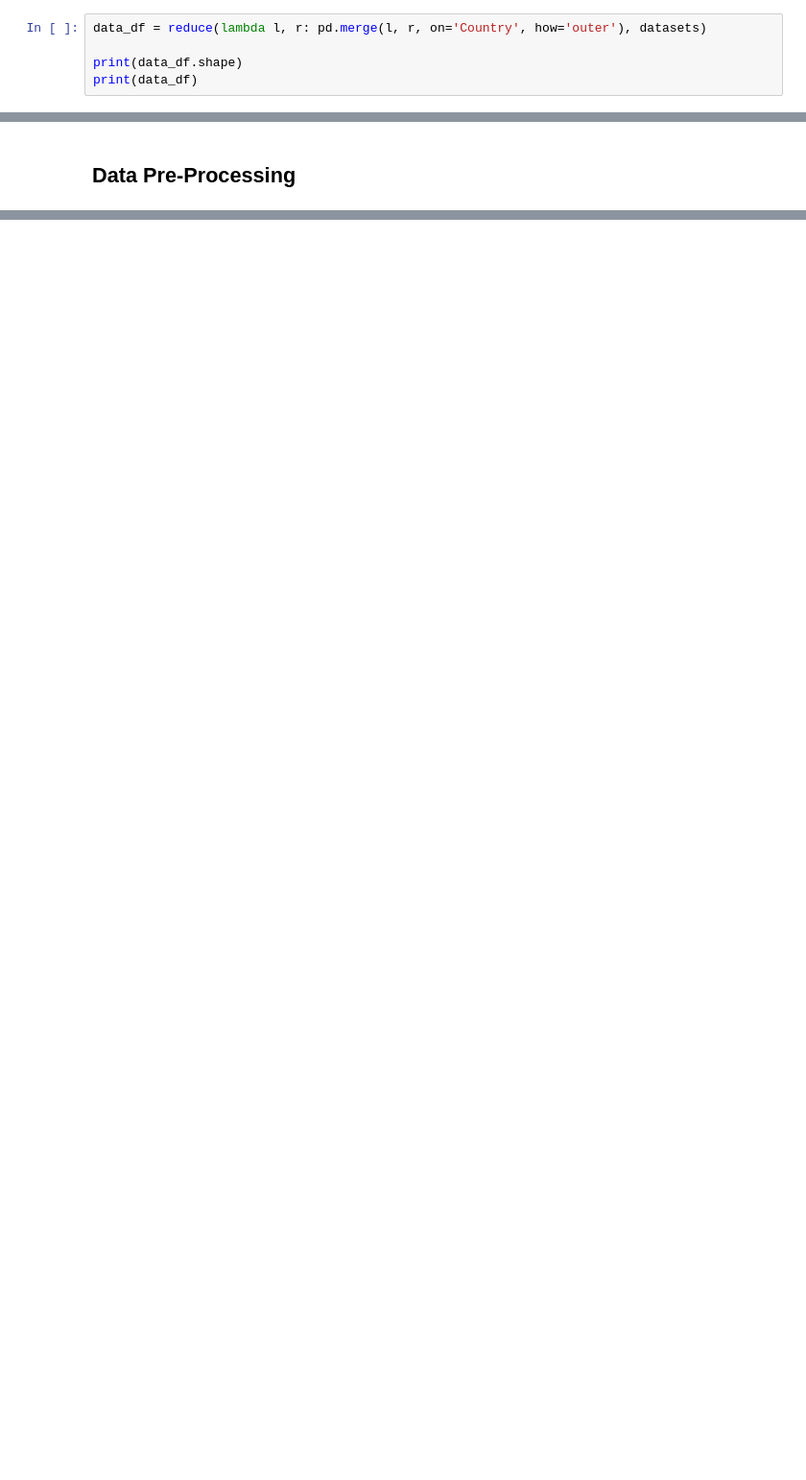
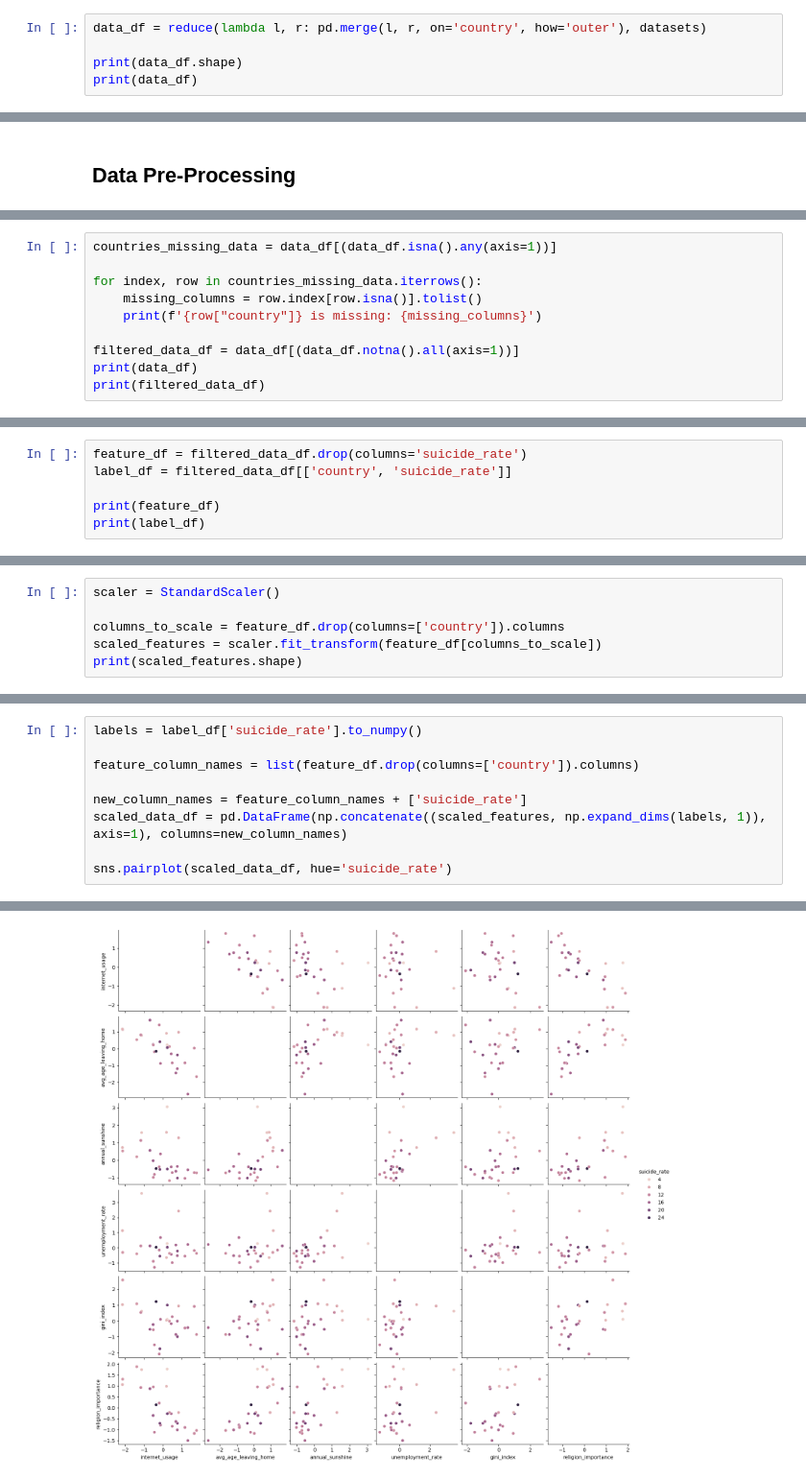
Before and after one commit to olofjardfelt/Project-Data-Mining-I, a Jupyter notebook: data_processing.ipynb, the cells around one changed output, grey strips where cells are left out. Shown at 96% size. Saved outputs shown, nothing was run; the diff lists cells and outputs as text; blank space fills up the shorter version.

Commit message:
Add further steps in data processing notebook

```diff
--- a/data_processing.ipynb
+++ b/data_processing.ipynb
@@ -147,7 +202,7 @@ print(suicide_rate_df)
 # %% [markdown]
 ### Combine datasets
 # %%
-data_df = reduce(lambda l, r: pd.merge(l, r, on='Country', how='outer'), datasets)
+data_df = reduce(lambda l, r: pd.merge(l, r, on='country', how='outer'), datasets)
 
 print(data_df.shape)
 print(data_df)
@@ -173,0 +231,10 @@ print(data_df)
+# %%
+countries_missing_data = data_df[(data_df.isna().any(axis=1))]
+
+for index, row in countries_missing_data.iterrows():
+    missing_columns = row.index[row.isna()].tolist()
+    print(f'{row["country"]} is missing: {missing_columns}')
+
+filtered_data_df = data_df[(data_df.notna().all(axis=1))]
+print(data_df)
+print(filtered_data_df)
@@ -173,0 +261,6 @@ print(data_df)
+# %%
+feature_df = filtered_data_df.drop(columns='suicide_rate')
+label_df = filtered_data_df[['country', 'suicide_rate']]
+
+print(feature_df)
+print(label_df)
@@ -173,0 +287,6 @@ print(data_df)
+# %%
+scaler = StandardScaler()
+
+columns_to_scale = feature_df.drop(columns=['country']).columns
+scaled_features = scaler.fit_transform(feature_df[columns_to_scale])
+print(scaled_features.shape)
@@ -173,0 +321,10 @@ print(data_df)
+# %%
+labels = label_df['suicide_rate'].to_numpy()
+
+feature_column_names = list(feature_df.drop(columns=['country']).columns)
+
+new_column_names = feature_column_names + ['suicide_rate']
+scaled_data_df = pd.DataFrame(np.concatenate((scaled_features, np.expand_dims(labels, 1)), axis=1), columns=new_column_names)
+
+sns.pairplot(scaled_data_df, hue='suicide_rate')
+# %% [output]
@@ -173,0 +332 @@ print(data_df)
+[figure, added]
```
Also changed, not shown: parts of 22 cells of this notebook.
